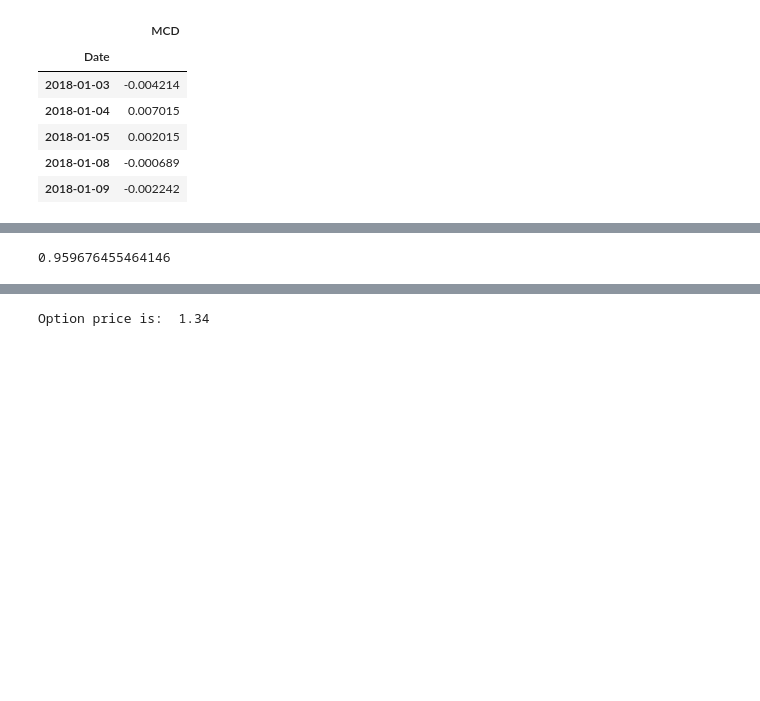
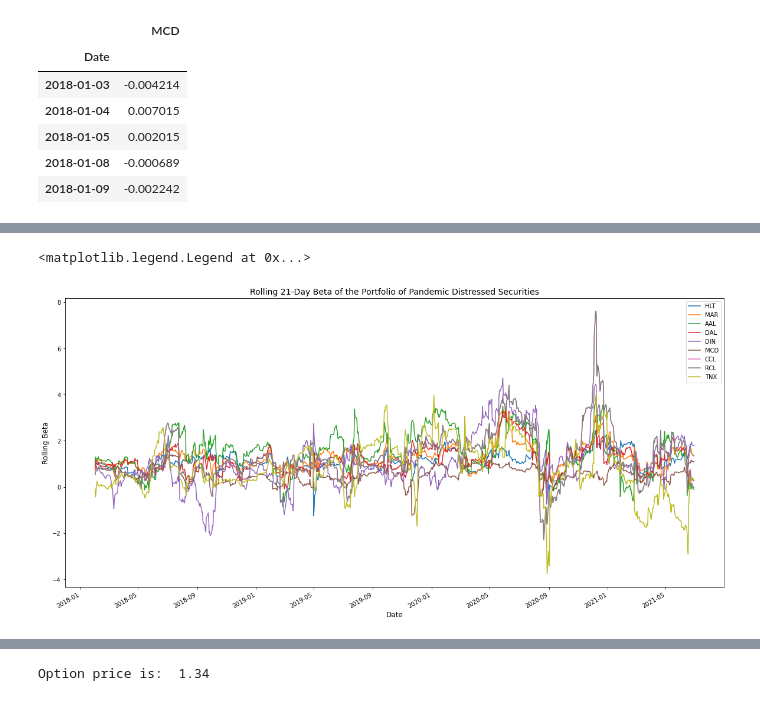
Before and after one commit to ronin2021/Analysis_of_Distressed_Securities_and_Implementing_Black_Scholes_Merton_Model_for_Options, a Jupyter notebook: sector_analysis.ipynb, the cells around one changed output, grey strips where cells are left out. Cells and saved outputs as stored; diff of their text form; code cells hidden in the pictures; blank space fills up the shorter version.

```diff
--- a/sector_analysis.ipynb
+++ b/sector_analysis.ipynb
@@ -405,7 +384,60 @@ HLT_beta
-# %%
-#Calculate Risk to Reward for HLT
-
-RR_HLT = (HLT_cumulative_returns - rf_rate)/HLT_beta
-RR_HLT
-# %% [output]
-0.959676455464146
+# %%
+# Calculate 21-day rolling covariance of the portfolio vs. S&P 500
+
+rolling_covariance_HLT = all_daily_returns_df['HLT'].rolling(window=21).cov(all_daily_returns_df['S&P'])
+rolling_covariance_HLT.dropna(inplace=True)
+rolling_covariance_MAR = all_daily_returns_df['MAR'].rolling(window=21).cov(all_daily_returns_df['S&P'])
+rolling_covariance_MAR.dropna(inplace=True)
+rolling_covariance_AAL = all_daily_returns_df['AAL'].rolling(window=21).cov(all_daily_returns_df['S&P'])
+rolling_covariance_AAL.dropna(inplace=True)
+rolling_covariance_DAL = all_daily_returns_df['DAL'].rolling(window=21).cov(all_daily_returns_df['S&P'])
+rolling_covariance_DAL.dropna(inplace=True)
+rolling_covariance_DIN = all_daily_returns_df['DIN'].rolling(window=21).cov(all_daily_returns_df['S&P'])
+rolling_covariance_DIN.dropna(inplace=True)
+rolling_covariance_MCD = all_daily_returns_df['MCD'].rolling(window=21).cov(all_daily_returns_df['S&P'])
+rolling_covariance_MCD.dropna(inplace=True)
+rolling_covariance_CCL = all_daily_returns_df['CCL'].rolling(window=21).cov(all_daily_returns_df['S&P'])
+rolling_covariance_CCL.dropna(inplace=True)
+rolling_covariance_RCL = all_daily_returns_df['CCL'].rolling(window=21).cov(all_daily_returns_df['S&P'])
+rolling_covariance_RCL.dropna(inplace=True)
+rolling_covariance_TNX = all_daily_returns_df['TNX'].rolling(window=21).cov(all_daily_returns_df['S&P'])
+rolling_covariance_TNX.dropna(inplace=True)
+
+# Calculate 21-day rolling variance of S&P 500
+rolling_variance_INX = all_daily_returns_df['S&P'].rolling(window=21).var()
+rolling_variance_INX.dropna(inplace=True)
+
+# Calculate 21-day rolling Beta of portfolio
+rolling_beta_HLT = rolling_covariance_HLT / rolling_variance_INX
+rolling_beta_MAR = rolling_covariance_MAR / rolling_variance_INX
+rolling_beta_AAL = rolling_covariance_AAL / rolling_variance_INX
+rolling_beta_DAL = rolling_covariance_DAL / rolling_variance_INX
+rolling_beta_DIN = rolling_covariance_DIN / rolling_variance_INX
+rolling_beta_MCD = rolling_covariance_MCD / rolling_variance_INX
+rolling_beta_CCL = rolling_covariance_CCL / rolling_variance_INX
+rolling_beta_RCL = rolling_covariance_RCL / rolling_variance_INX
+rolling_beta_TNX = rolling_covariance_TNX / rolling_variance_INX
+
+# Set the figure of the chart and plot each beta trend on the single figure
+ax = rolling_beta_HLT.plot(figsize=(20,10))
+rolling_beta_MAR.plot(ax=ax)
+rolling_beta_AAL.plot(ax=ax)
+rolling_beta_DAL.plot(ax=ax)
+rolling_beta_DIN.plot(ax=ax)
+rolling_beta_MCD.plot(ax=ax)
+rolling_beta_CCL.plot(ax=ax)
+rolling_beta_RCL.plot(ax=ax)
+rolling_beta_TNX.plot(ax=ax)
+
+ax.set_ylabel("Rolling Beta", fontsize = 12)
+ax.set_xlabel("Date", fontsize = 12)
+ax.set_title("Rolling 21-Day Beta of the Portfolio of Pandemic Distressed Securities", fontsize = 14)
+
+ax.legend(['HLT',
+           'MAR',
+           'AAL',
+           'DAL',
+           'DIN', 'MCD', 'CCL', 'RCL', 'TNX'])
+# %% [output]
+<matplotlib.legend.Legend at 0x...>
+[figure, added]
```
Also changed, not shown: parts of 42 cells of this notebook.
